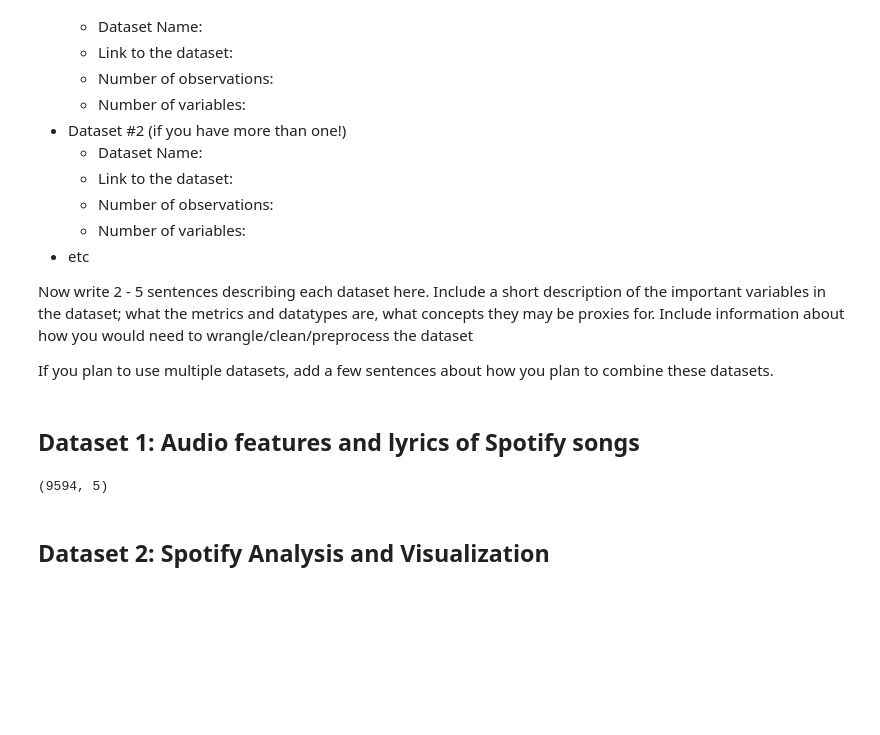
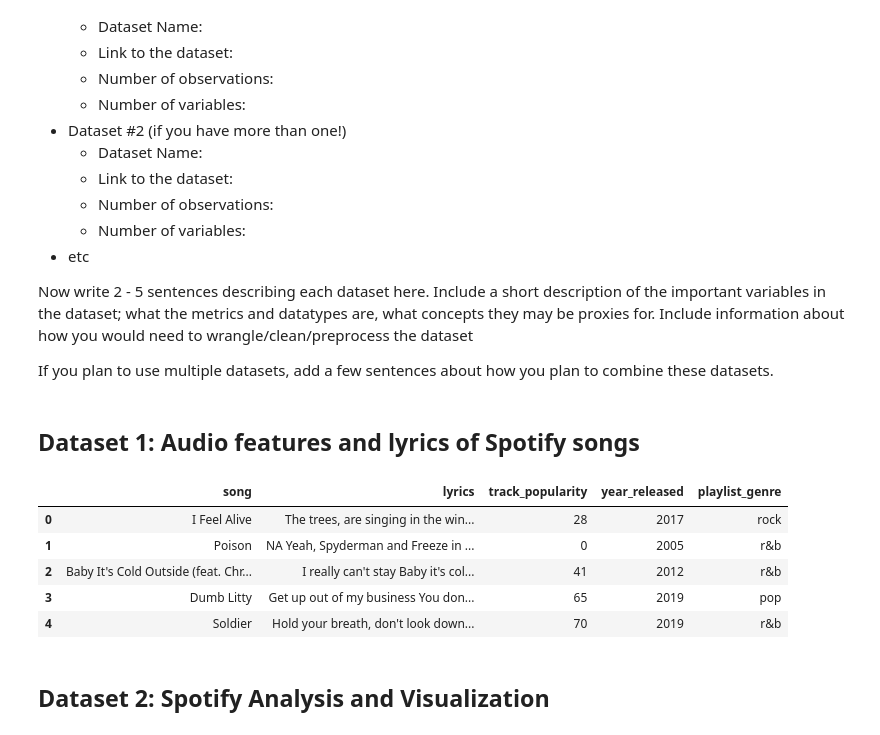
Before and after one commit to arushimunjal/Spotify-NLP, a Jupyter notebook: EDACheckpoint_Group145-FA24.ipynb, the cells around one changed output. Saved outputs shown, nothing was run; the diff lists cells and outputs as text; code cells hidden in the pictures; blank space fills up the shorter version.

```diff
--- a/EDACheckpoint_Group145-FA24.ipynb
+++ b/EDACheckpoint_Group145-FA24.ipynb
@@ -80,29 +80,34 @@ If you plan to use multiple datasets, add a few sentences about how you plan to
 # %%
 ## YOUR CODE TO LOAD/CLEAN/TIDY/WRANGLE THE DATA GOES HERE
 ## FEEL FREE TO ADD MULTIPLE CELLS PER SECTION
 ## YOUR CODE TO LOAD/CLEAN/TIDY/WRANGLE THE DATA GOES HERE
 ## FEEL FREE TO ADD MULTIPLE CELLS PER SECTION
 import pandas as pd
 spotify_songs = pd.read_csv('/Users/shruti14/Downloads/spotify_songs.csv')
 spotify_songs.head()
 spotify_songs.shape
 spotify_songs = spotify_songs[spotify_songs['language'] == 'en']
 spotify_songs.head()
 spotify_songs = spotify_songs.drop(columns=['mode', 'key', 'speechiness', 'loudness',
                                             'acousticness', 'instrumentalness', 'liveness', 'valence', 'tempo',
                                            'danceability', 'energy', 'track_id','track_artist', 'track_album_id', 'track_album_name', 'playlist_name', 'playlist_id', 'playlist_subgenre', 'duration_ms', 'language'])
 spotify_songs['track_album_release_date'] = pd.to_datetime(spotify_songs['track_album_release_date']).dt.year
 spotify_songs = spotify_songs.rename(columns={'track_album_release_date': 'year_released', 'track_name': 'song'})
 spotify_songs = spotify_songs[(spotify_songs['year_released'] >= 2000) & (spotify_songs['year_released'] <= 2023)]
 spotify_songs = spotify_songs.reset_index(drop=True)
 spotify_songs.head()
 spotify_songs = spotify_songs[(spotify_songs['playlist_genre'] == 'rock') | (spotify_songs['playlist_genre'] == 'pop') |
                               (spotify_songs['playlist_genre'] == 'r&b') | (spotify_songs['playlist_genre'] == 'rap')]
 spotify_songs.head()
 spotify_songs['playlist_genre'].value_counts()
-spotify_songs.shape
+spotify_songs.head()
 # %% [output]
-(9594, 5)
+|  | song | lyrics | track_popularity | year_released | playlist_genre |
+| 0 | I Feel Alive | The trees, are singing in the win... | 28 | 2017 | rock |
+| 1 | Poison | NA Yeah, Spyderman and Freeze in ... | 0 | 2005 | r&b |
+| 2 | Baby It's Cold Outside (feat. Chr... | I really can't stay Baby it's col... | 41 | 2012 | r&b |
+| 3 | Dumb Litty | Get up out of my business You don... | 65 | 2019 | pop |
+| 4 | Soldier | Hold your breath, don't look down... | 70 | 2019 | r&b |
 # %% [markdown]
 ## Dataset 2: Spotify Analysis and Visualization
 # %%
```
